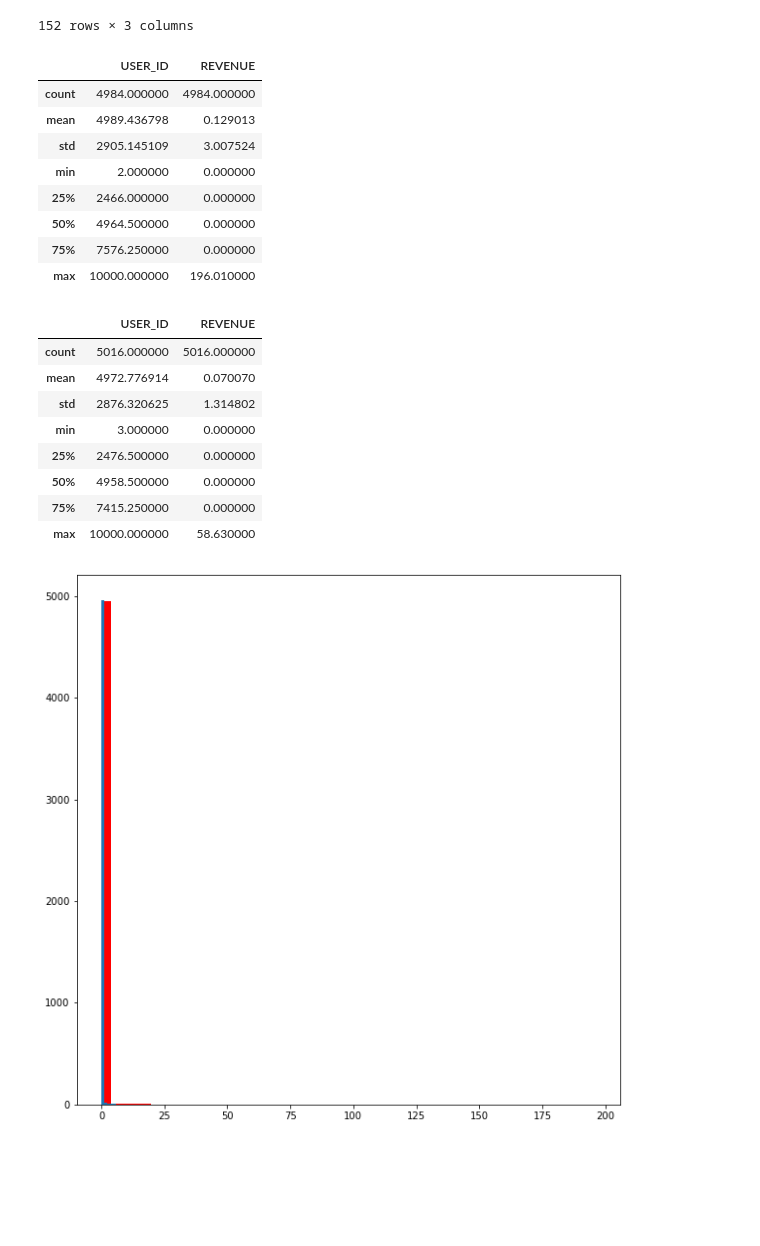
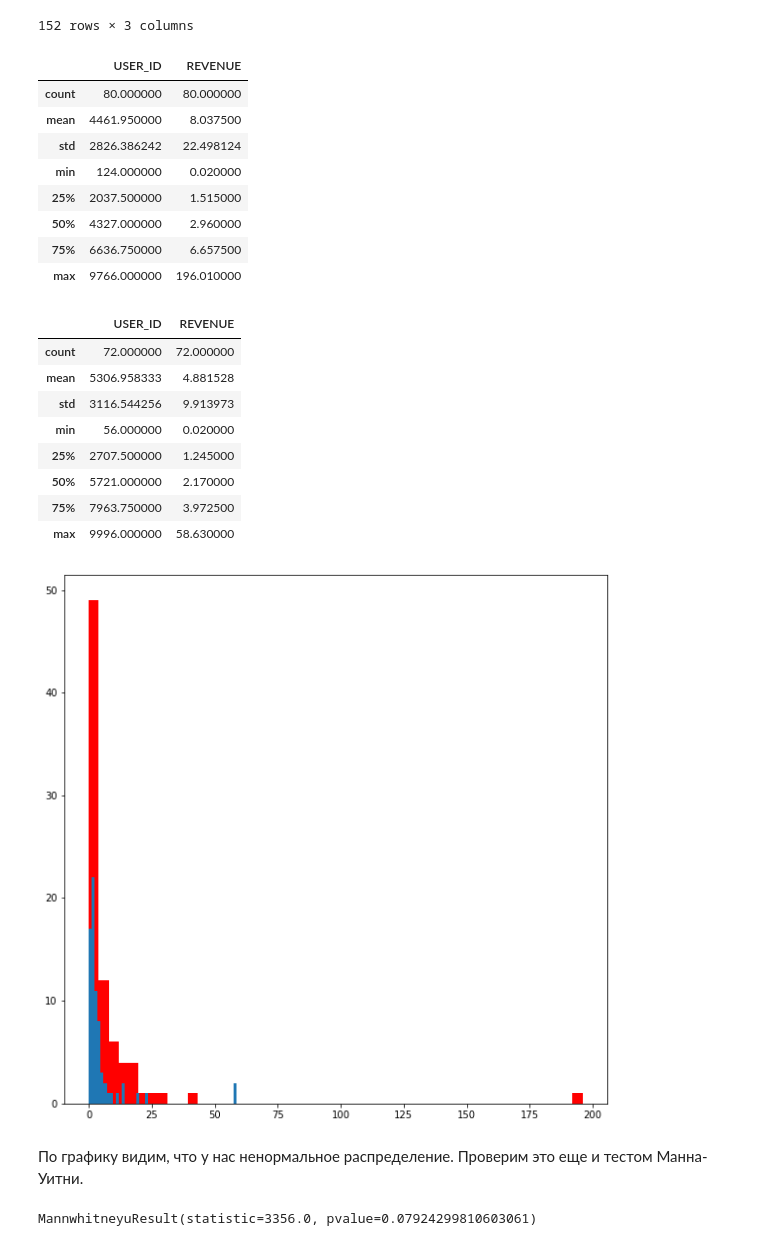
Before and after one commit to AntonMolchanov006/AB_Test_Results, a Jupyter notebook: test_result.ipynb, the cells around one changed output. Cells and saved outputs as stored; diff of their text form; code cells hidden in the pictures; blank space fills up the shorter version.

```diff
--- a/test_result.ipynb
+++ b/test_result.ipynb
@@ -72,5 +82,6 @@ Name: VARIANT_NAME, dtype: int64
 # %%
-data[data['REVENUE']>0]
+df = data[data['REVENUE']>0]
+df
 # %% [output]
 |  | USER_ID | VARIANT_NAME | REVENUE |
 | 13 | 2529 | variant | 2.15 |
@@ -86,37 +97,45 @@ data[data['REVENUE']>0]
 | 9977 | 4678 | variant | 1.01 |
 152 rows × 3 columns
 # %%
-data[data['VARIANT_NAME']=='control'].describe()
+df[df['VARIANT_NAME']=='control'].describe()
 # %% [output]
 |  | USER_ID | REVENUE |
-| count | 4984.000000 | 4984.000000 |
-| mean | 4989.436798 | 0.129013 |
-| std | 2905.145109 | 3.007524 |
-| min | 2.000000 | 0.000000 |
-| 25% | 2466.000000 | 0.000000 |
-| 50% | 4964.500000 | 0.000000 |
-| 75% | 7576.250000 | 0.000000 |
-| max | 10000.000000 | 196.010000 |
+| count | 80.000000 | 80.000000 |
+| mean | 4461.950000 | 8.037500 |
+| std | 2826.386242 | 22.498124 |
+| min | 124.000000 | 0.020000 |
+| 25% | 2037.500000 | 1.515000 |
+| 50% | 4327.000000 | 2.960000 |
+| 75% | 6636.750000 | 6.657500 |
+| max | 9766.000000 | 196.010000 |
 # %%
-data[data['VARIANT_NAME'] == 'variant'].describe()
+df[df['VARIANT_NAME'] == 'variant'].describe()
 # %% [output]
 |  | USER_ID | REVENUE |
-| count | 5016.000000 | 5016.000000 |
-| mean | 4972.776914 | 0.070070 |
-| std | 2876.320625 | 1.314802 |
-| min | 3.000000 | 0.000000 |
-| 25% | 2476.500000 | 0.000000 |
-| 50% | 4958.500000 | 0.000000 |
-| 75% | 7415.250000 | 0.000000 |
-| max | 10000.000000 | 58.630000 |
+| count | 72.000000 | 72.000000 |
+| mean | 5306.958333 | 4.881528 |
+| std | 3116.544256 | 9.913973 |
+| min | 56.000000 | 0.020000 |
+| 25% | 2707.500000 | 1.245000 |
+| 50% | 5721.000000 | 2.170000 |
+| 75% | 7963.750000 | 3.972500 |
+| max | 9996.000000 | 58.630000 |
 # %%
 plt.figure(figsize=(10,10))
-control_revenue = data['REVENUE'][data['VARIANT_NAME']=='control']
-test_revenue = data['REVENUE'][data['VARIANT_NAME']== 'variant']
+control_revenue = df['REVENUE'][df['VARIANT_NAME']=='control']
+test_revenue = df['REVENUE'][df['VARIANT_NAME']== 'variant']
 
 plt.hist(control_revenue, color='r', bins = 50)
 plt.hist(test_revenue, bins=50)
 
 plt.show()
 # %% [output]
-[figure, old version]
+[figure, new version]
+# %% [markdown]
+По графику видим, что у нас ненормальное распределение. Проверим это еще и тестом Манна-Уитни.
+# %%
+mw_stats = stats.mannwhitneyu(x=df[df['VARIANT_NAME'] == 'control']['REVENUE'].values,
+                             y = df[df['VARIANT_NAME'] == 'variant']['REVENUE'].values)
+mw_stats
+# %% [output]
+MannwhitneyuResult(statistic=3356.0, pvalue=0.07924299810603061)
```
Also changed, not shown: parts of 24 cells of this notebook.
